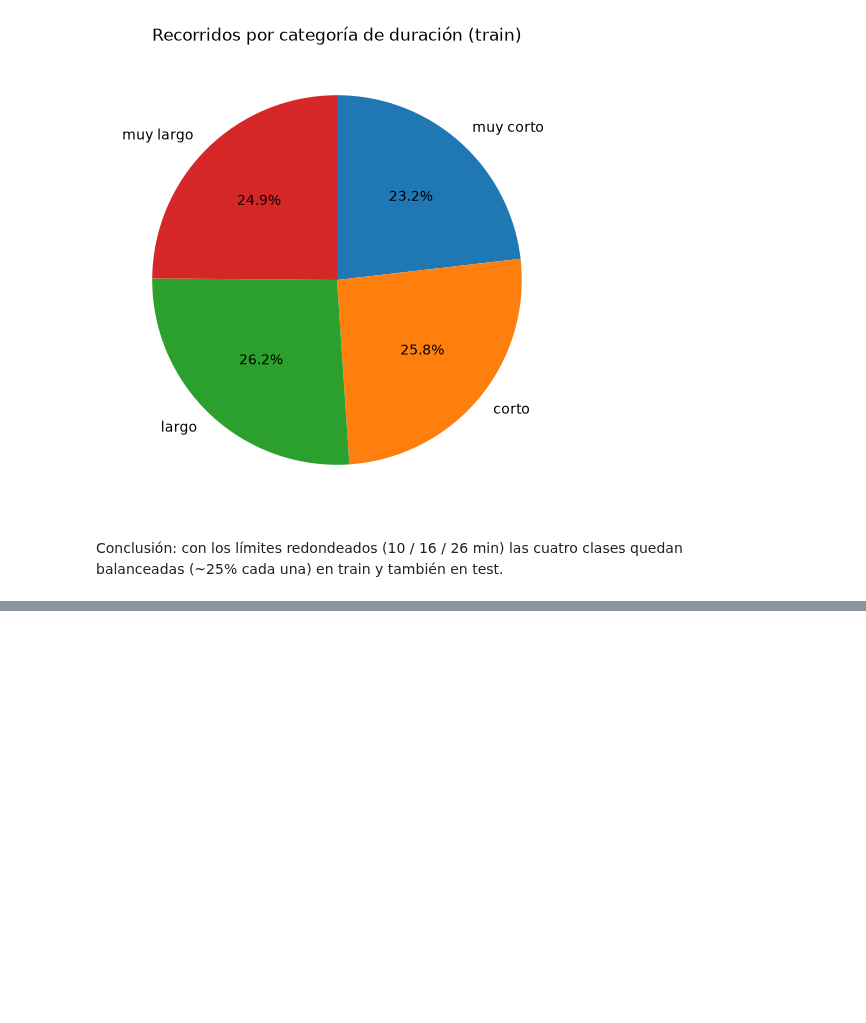
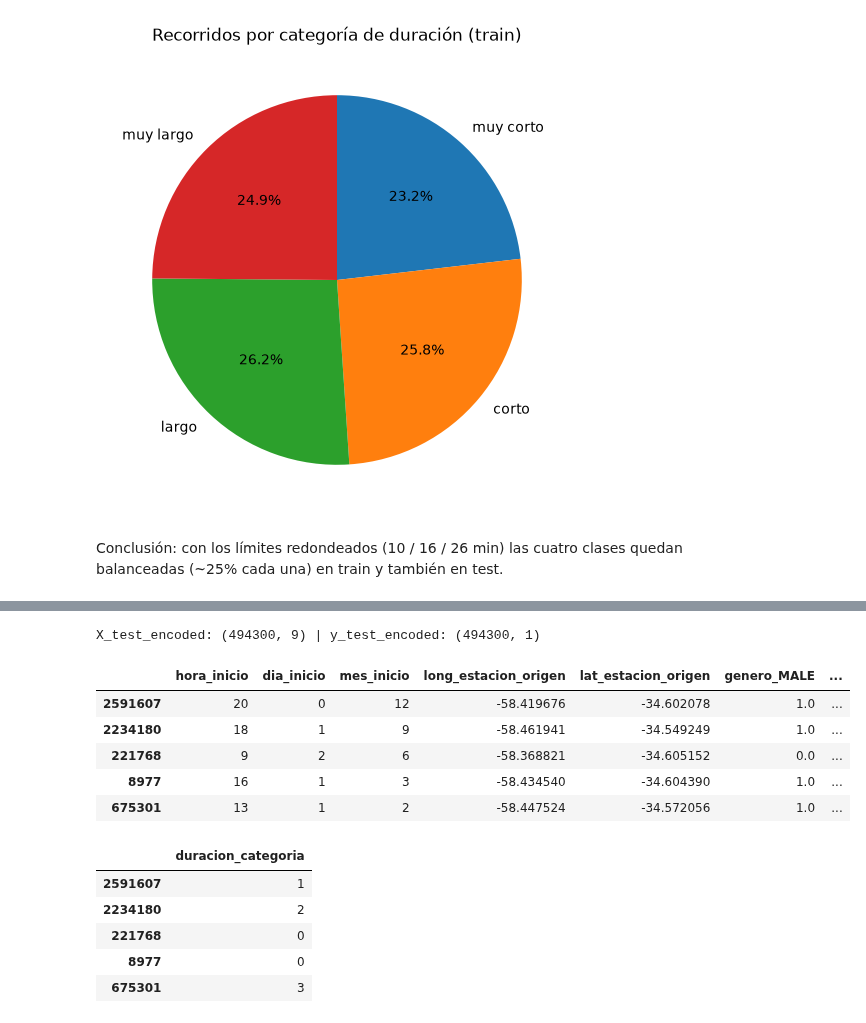
Before and after one commit to brigere/data-anlysis-ceia, a Jupyter notebook: tp_final_2026.ipynb, the cells around one changed output, grey strips where cells are left out. Saved outputs shown, nothing was run; the diff lists cells and outputs as text; code cells hidden in the pictures; blank space fills up the shorter version.

Commit message:
se aplica codificacion

```diff
--- a/tp_final_2026.ipynb
+++ b/tp_final_2026.ipynb
@@ -1201,0 +1243,18 @@ Conclusión: con los límites redondeados (10 / 16 / 26 min) las cuatro clases q
+# %%
+from sklearn.preprocessing import OrdinalEncoder
+
+# para el target tenemos que tener en cuenta que es una categoria ordinal (muy corto < corto < largo < muy largo)
+# se pasa el orden explicitamente: por defecto sklearn ordena alfabeticamente y se perderia la relacion de orden
+# (alfabetico seria: corto, largo, muy corto, muy largo)
+ordinal_encoder = OrdinalEncoder(categories=[etiquetas_duracion]).set_output(transform="pandas")
+
+# igual que con las features: se ajusta con train y se aplica a test
+ordinal_encoder.fit(y_train[["duracion_categoria"]])
+y_train_enc = ordinal_encoder.transform(y_train[["duracion_categoria"]]).astype(int)
+y_test_enc = ordinal_encoder.transform(y_test[["duracion_categoria"]]).astype(int)
+
+# verificamos el mapeo categoria -> codigo
+pd.DataFrame({
+    "categoria": y_train["duracion_categoria"],
+    "codigo": y_train_enc["duracion_categoria"],
+}).drop_duplicates().sort_values("codigo").reset_index(drop=True)
@@ -1201,0 +1267,32 @@ Conclusión: con los límites redondeados (10 / 16 / 26 min) las cuatro clases q
+# %%
+# ahora visualizamos nuestro dataset con los encodings
+# X: las categoricas se reemplazan por sus columnas one-hot; las numericas quedan igual (la normalizacion va despues)
+# id_estacion_origen se descarta (ver nota mas arriba)
+cols_num = ["hora_inicio", "dia_inicio", "mes_inicio", "long_estacion_origen", "lat_estacion_origen"]
+
+X_train_encoded = pd.concat([X_train[cols_num], X_train_ohe], axis=1)
+X_test_encoded = pd.concat([X_test[cols_num], X_test_ohe], axis=1)
+y_train_encoded = y_train_enc
+y_test_encoded = y_test_enc
+
+# las filas deben seguir alineadas entre X e y
+assert X_train_encoded.index.equals(y_train_encoded.index) and X_test_encoded.index.equals(y_test_encoded.index)
+assert not X_train_encoded.isnull().any().any() and not X_test_encoded.isnull().any().any()
+print("X_test_encoded:", X_test_encoded.shape, "| y_test_encoded:", y_test_encoded.shape)
+
+display(X_test_encoded.head())
+display(y_test_encoded.head())
+# %% [output]
+X_test_encoded: (494300, 9) | y_test_encoded: (494300, 1)
+|  | hora_inicio | dia_inicio | mes_inicio | long_estacion_origen | lat_estacion_origen | genero_MALE | ... |
+| 2591607 | 20 | 0 | 12 | -58.419676 | -34.602078 | 1.0 | ... |
+| 2234180 | 18 | 1 | 9 | -58.461941 | -34.549249 | 1.0 | ... |
+| 221768 | 9 | 2 | 6 | -58.368821 | -34.605152 | 0.0 | ... |
+| 8977 | 16 | 1 | 3 | -58.434540 | -34.604390 | 1.0 | ... |
+| 675301 | 13 | 1 | 2 | -58.447524 | -34.572056 | 1.0 | ... |
+|  | duracion_categoria |
+| 2591607 | 1 |
+| 2234180 | 2 |
+| 221768 | 0 |
+| 8977 | 0 |
+| 675301 | 3 |
```
Also changed, not shown: parts of 5 cells of this notebook.
